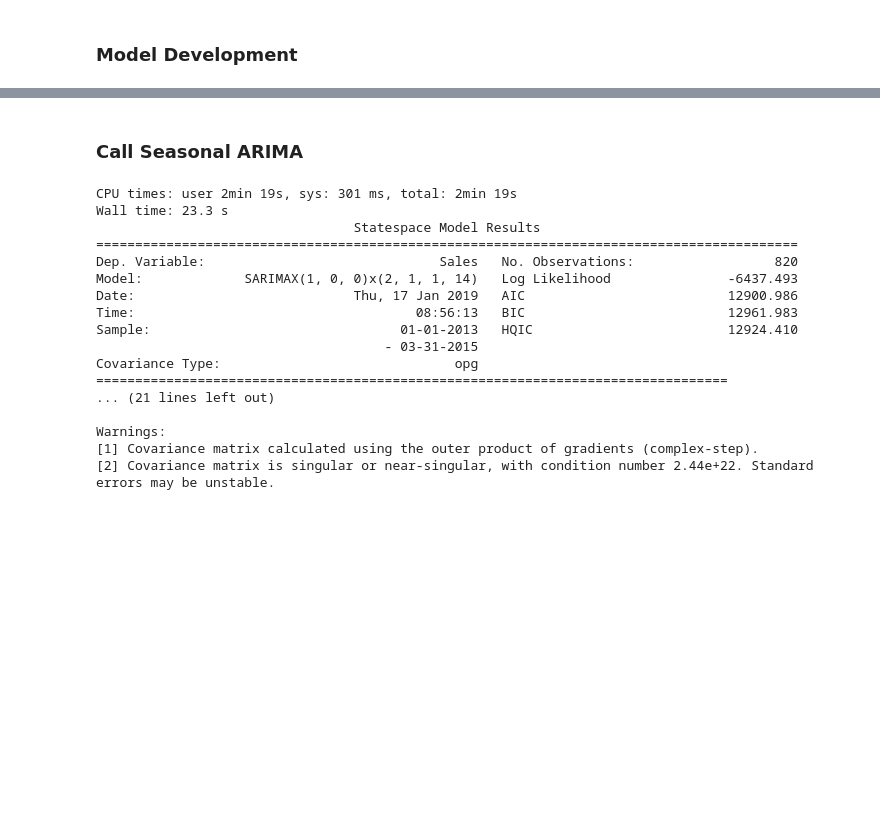
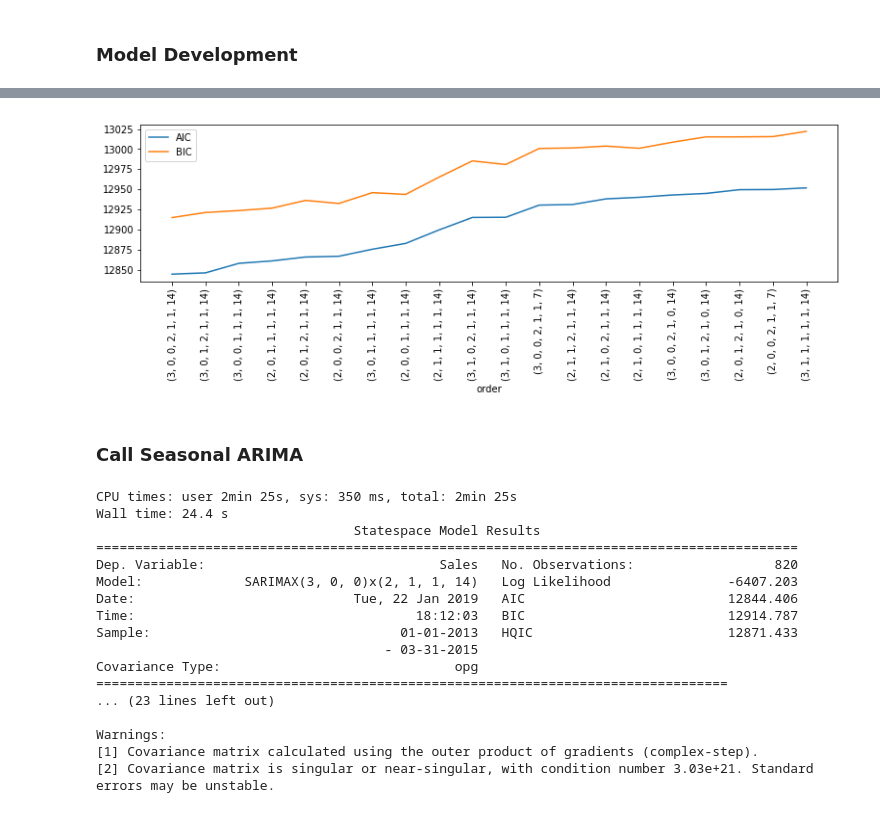
Before and after one commit to psicktrick/Time_Series_Workshop_Barclays, a Jupyter notebook: Arima.ipynb, the cells around one changed output, grey strips where cells are left out. Saved outputs shown, nothing was run; the diff lists cells and outputs as text; code cells hidden in the pictures; blank space fills up the shorter version.

Commit message:
Adding Changes to Arima Model

```diff
--- a/Arima.ipynb
+++ b/Arima.ipynb
@@ -120,3 +126,28 @@ len(X_test)
 122
 # %% [markdown]
 ### Model Development
+# %%
+%%time
+# (3,0,0,2,1,1,14)
+# (3,0,0,3,2,1,14)
+s=[7,14]
+Q=[0,1]
+D=[0,1]
+P=[1,2]
+q=[0,1]
+d=[0,1]
+p=[2,3]
+
+import itertools
+orders=list(itertools.product(p,d,q,P,D,Q,s))
+counter=len(orders)
+res={}
+for (p,d,q,P,D,Q,s) in orders:
+    arma = SARIMAX(X_train.Sales,exog=_X, trend=None, order=(p,d,q),seasonal_order=(P,D,Q,s))
+    try:
+        arma = arma.fit(method='lbfgs',maxiter=50)
+        res[(p,d,q,P,D,Q,s)]=(arma.aic,arma.bic)
+        counter-=1
+        print('finish {}, {} remains'.format((p,d,q,P,D,Q,s),counter))
+    except:
+        print('order {} fail'.format((p,d,q,P,D,Q,s)))
@@ -123,26 +172,36 @@ len(X_test)
+# %%
+df=pd.DataFrame([ (k, v[0],v[1]) for k,v in res.items()],columns=['order','AIC','BIC'])
+df=df.sort_values('AIC').set_index('order')
+n=20
+ax=df[:n].plot(rot=90)
+ax.set_xticks(range(n))
+ax.set_xticklabels(df[:n].index.values);
+ax.figure.set_size_inches(13,3)
+# %% [output]
+[figure, added]
 # %% [markdown]
 ### Call Seasonal ARIMA
 # %%
 SARIMAX = sm.tsa.statespace.SARIMAX
 # %%
-arma = SARIMAX(X_train.Sales, exog=_X, trend=None, order=(1,0,0),seasonal_order=(2,1,1,14))
+arma = SARIMAX(X_train.Sales, exog=_X, trend=None, order=(3,0,0),seasonal_order=(2,1,1,14))
 %time arma = arma.fit()
 print(arma.summary())
 # %% [output]
-CPU times: user 2min 19s, sys: 301 ms, total: 2min 19s
-Wall time: 23.3 s
+CPU times: user 2min 25s, sys: 350 ms, total: 2min 25s
+Wall time: 24.4 s
                                  Statespace Model Results
 ==========================================================================================
 Dep. Variable:                              Sales   No. Observations:                  820
-Model:             SARIMAX(1, 0, 0)x(2, 1, 1, 14)   Log Likelihood               -6437.493
-Date:                            Thu, 17 Jan 2019   AIC                          12900.986
-Time:                                    08:56:13   BIC                          12961.983
-Sample:                                01-01-2013   HQIC                         12924.410
+Model:             SARIMAX(3, 0, 0)x(2, 1, 1, 14)   Log Likelihood               -6407.203
+Date:                            Tue, 22 Jan 2019   AIC                          12844.406
+Time:                                    18:12:03   BIC                          12914.787
+Sample:                                01-01-2013   HQIC                         12871.433
                                      - 03-31-2015
 Covariance Type:                              opg
 =================================================================================
-... (21 lines left out)
+... (23 lines left out)
 
 Warnings:
 [1] Covariance matrix calculated using the outer product of gradients (complex-step).
-[2] Covariance matrix is singular or near-singular, with condition number 2.44e+22. Standard errors may be unstable.
+[2] Covariance matrix is singular or near-singular, with condition number 3.03e+21. Standard errors may be unstable.
```
Also changed, not shown: parts of 5 cells of this notebook.
